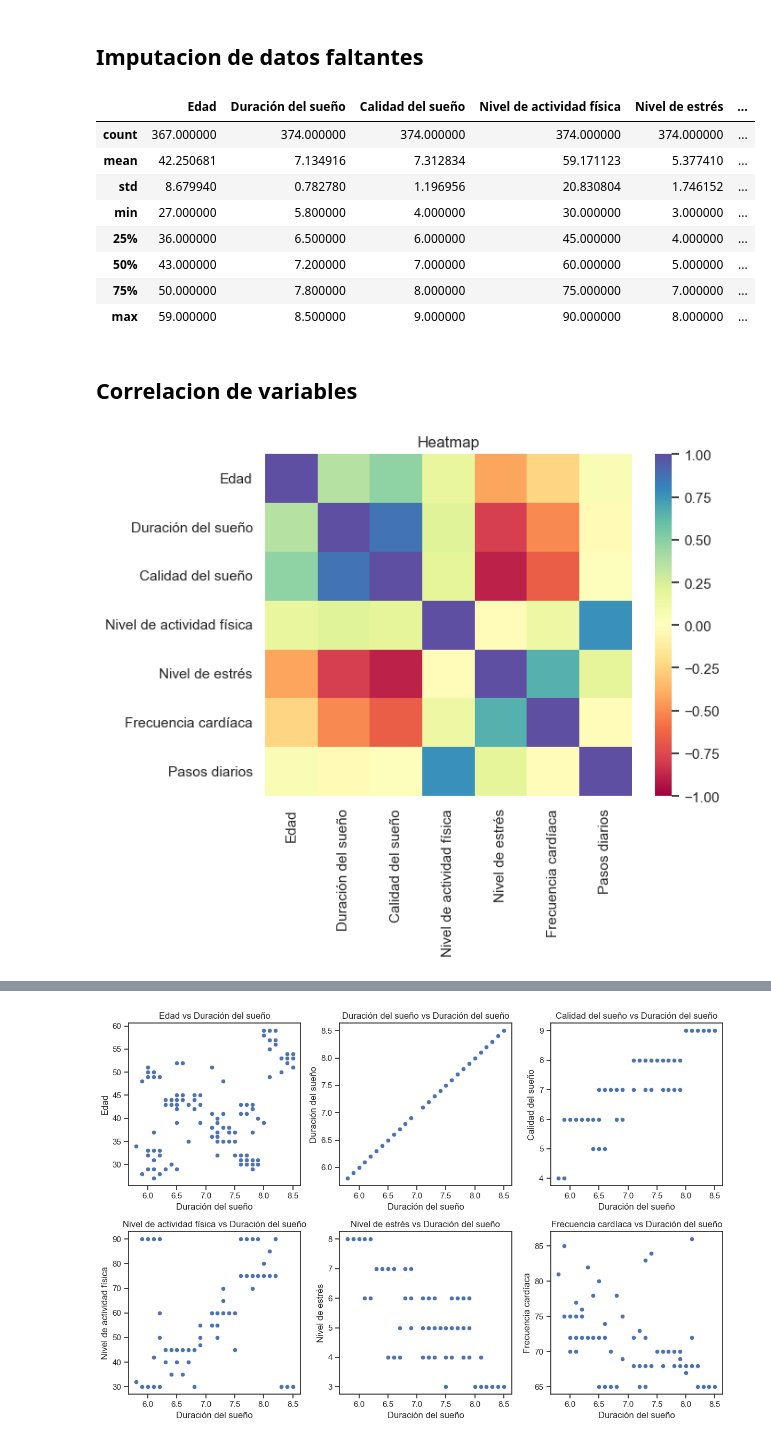
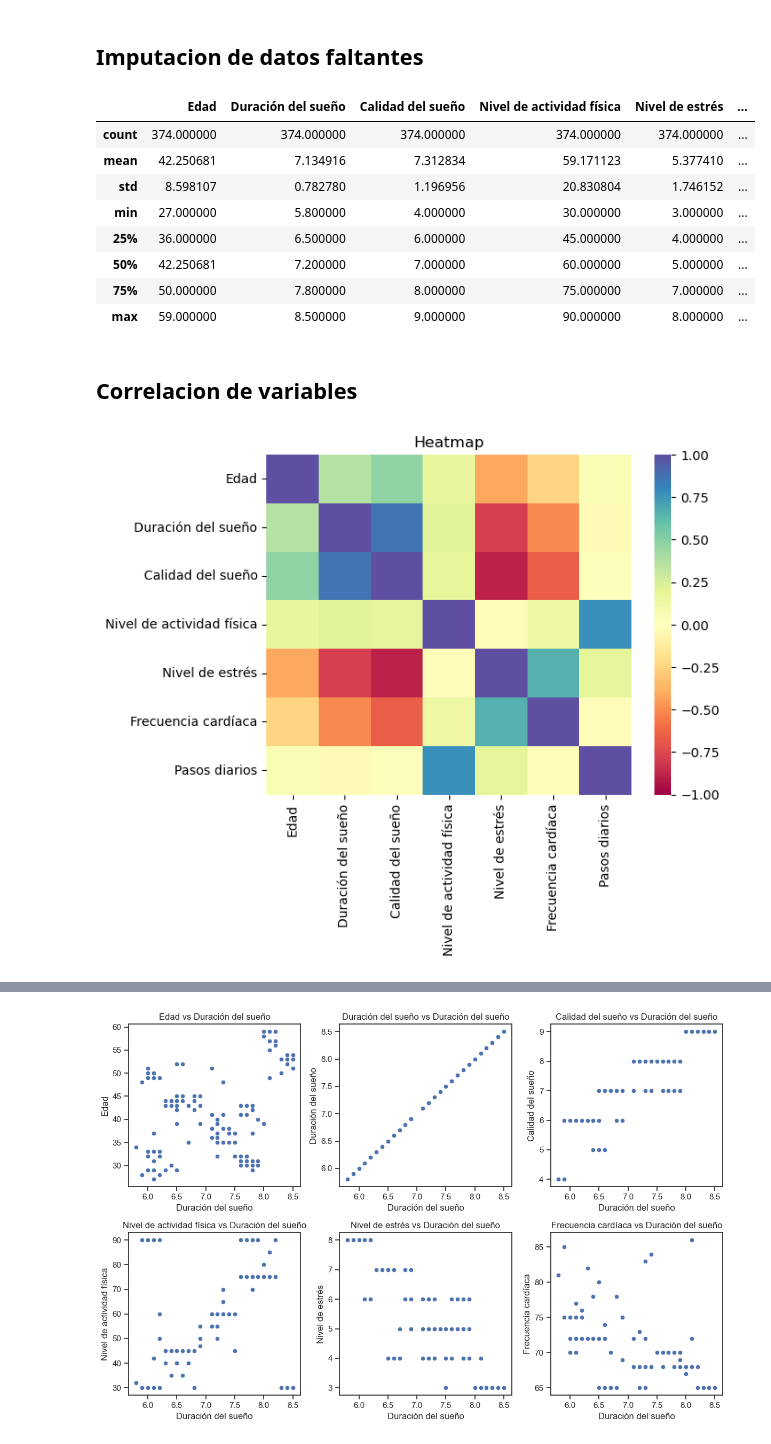
Before and after one commit to noelibaeza/cienciaDatos, a Jupyter notebook: salud_sueño.ipynb, the cells around one changed output, grey strips where cells are left out. Saved outputs shown, nothing was run; the diff lists cells and outputs as text; code cells hidden in the pictures.

```diff
--- a/salud_sueño.ipynb
+++ b/salud_sueño.ipynb
@@ -177,16 +177,17 @@ plt.show()
 # %%
 # Imputar los valores nulos cuantitativos
 df_cuantitativo["Nivel de estrés"].fillna(df_cuantitativo["Nivel de estrés"].mean(), inplace=True)
 df_cuantitativo["Duración del sueño"].fillna(df_cuantitativo["Duración del sueño"].mean(), inplace=True)
+df_cuantitativo["Edad"].fillna(df_cuantitativo["Edad"].mean(), inplace=True)
 df_cuantitativo.describe()
 # %% [output]
 |  | Edad | Duración del sueño | Calidad del sueño | Nivel de actividad física | Nivel de estrés | ... |
-| count | 367.000000 | 374.000000 | 374.000000 | 374.000000 | 374.000000 | ... |
+| count | 374.000000 | 374.000000 | 374.000000 | 374.000000 | 374.000000 | ... |
 | mean | 42.250681 | 7.134916 | 7.312834 | 59.171123 | 5.377410 | ... |
-| std | 8.679940 | 0.782780 | 1.196956 | 20.830804 | 1.746152 | ... |
+| std | 8.598107 | 0.782780 | 1.196956 | 20.830804 | 1.746152 | ... |
 | min | 27.000000 | 5.800000 | 4.000000 | 30.000000 | 3.000000 | ... |
 | 25% | 36.000000 | 6.500000 | 6.000000 | 45.000000 | 4.000000 | ... |
-| 50% | 43.000000 | 7.200000 | 7.000000 | 60.000000 | 5.000000 | ... |
+| 50% | 42.250681 | 7.200000 | 7.000000 | 60.000000 | 5.000000 | ... |
 | 75% | 50.000000 | 7.800000 | 8.000000 | 75.000000 | 7.000000 | ... |
 | max | 59.000000 | 8.500000 | 9.000000 | 90.000000 | 8.000000 | ... |
 # %% [markdown]
@@ -196,7 +197,7 @@ sns.heatmap(df_cuantitativo.corr(numeric_only=True), cmap='Spectral', vmin= -1)
 plt.title('Heatmap')
 plt.show()
 # %% [output]
-[figure, old version]
+[figure, new version]
 # %%
 import scipy.stats as stats
 
```
Also changed, not shown: parts of 13 cells of this notebook, 4 other files.
